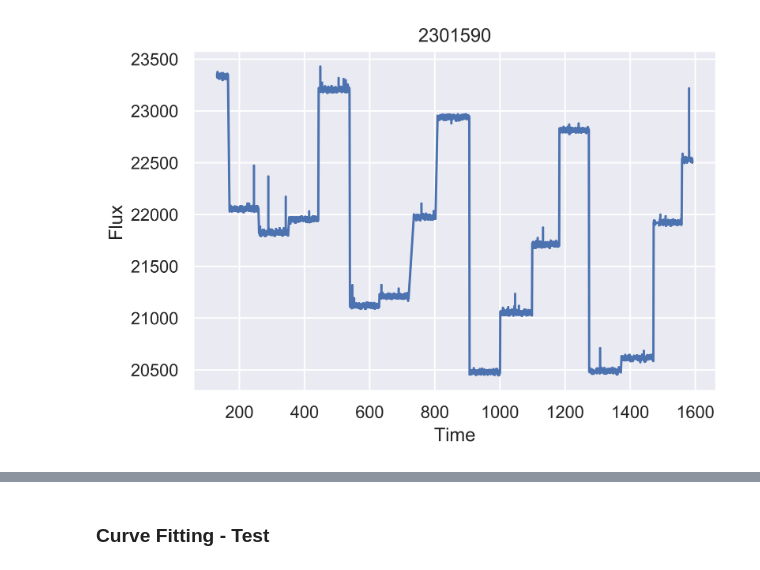
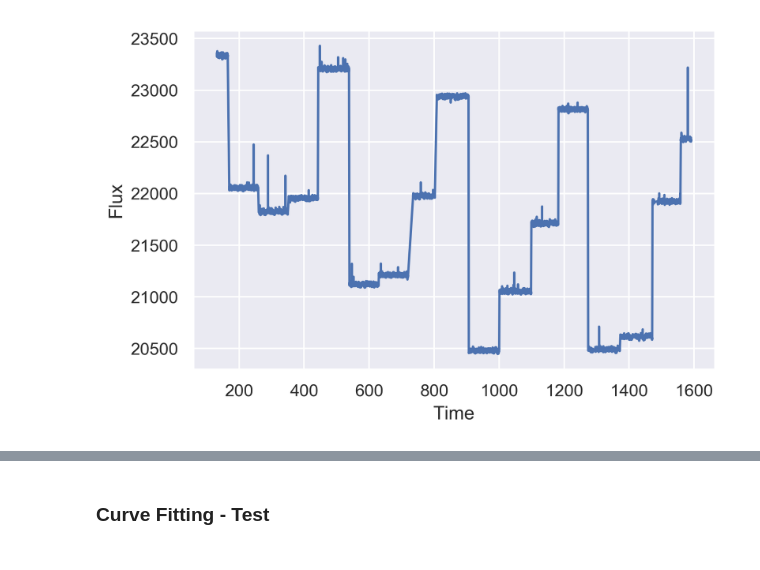
Before and after one commit to mtctr/kepler, a Jupyter notebook: time-series-analysis.ipynb, the cells around one changed output, grey strips where cells are left out. Drawn from its saved outputs; the diff is of its cells as text; code cells hidden in the pictures.

```diff
--- a/time-series-analysis.ipynb
+++ b/time-series-analysis.ipynb
@@ -7,25 +8,10 @@ import seaborn as sns
 from astropy.io import ascii
 from scipy import optimize
 # %%
-df_data = ascii.read("datasets/time-curves/2301590/kplr002301590-2009166043257_llc_lc.tbl").to_pandas()
+df_data = utils.read_data("datasets/time-curves/2301590/")
-# %%
-for filename in os.listdir('datasets/time-curves/2301590/'):
-    if(filename.endswith('.tbl') and not filename.endswith('2009166043257_llc_lc.tbl')):
-        data = ascii.read('datasets/time-curves/2301590/' + filename).to_pandas()
-        df_data = df_data.append(data)
 # %%
 df_time_flux = df_data[['TIME','PDCSAP_FLUX']].dropna()
-# %%
-sns.set()
-# %%
-plt.figure(1,dpi=1000)
-sns.lineplot(df_time_flux['TIME'],df_time_flux['PDCSAP_FLUX'])
-plt.xlabel('Time')
-plt.ylabel('Flux')
-plt.title("2301590")
-plt.show()
-# %% [output]
-[figure, removed]
-# %%
-df_time_flux['MA_5'] = df_time_flux.PDCSAP_FLUX.rolling(5).mean()
-df_time_flux['MEDIAN'] = df_time_flux.PDCSAP_FLUX.rolling(10).median()
+# %%
+utils.plot_data(df_time_flux.TIME,df_time_flux.PDCSAP_FLUX)
+# %% [output]
+[figure, added]
```
Also changed, not shown: parts of 7 cells of this notebook, 1 other file.
